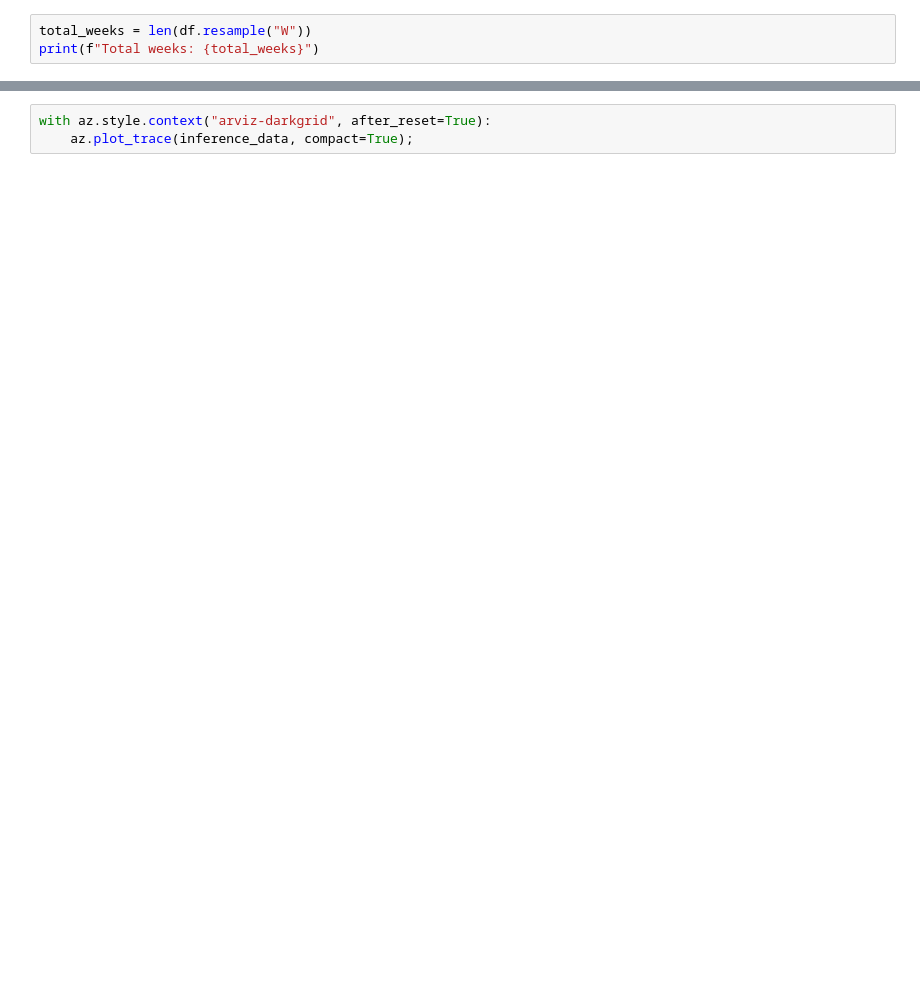
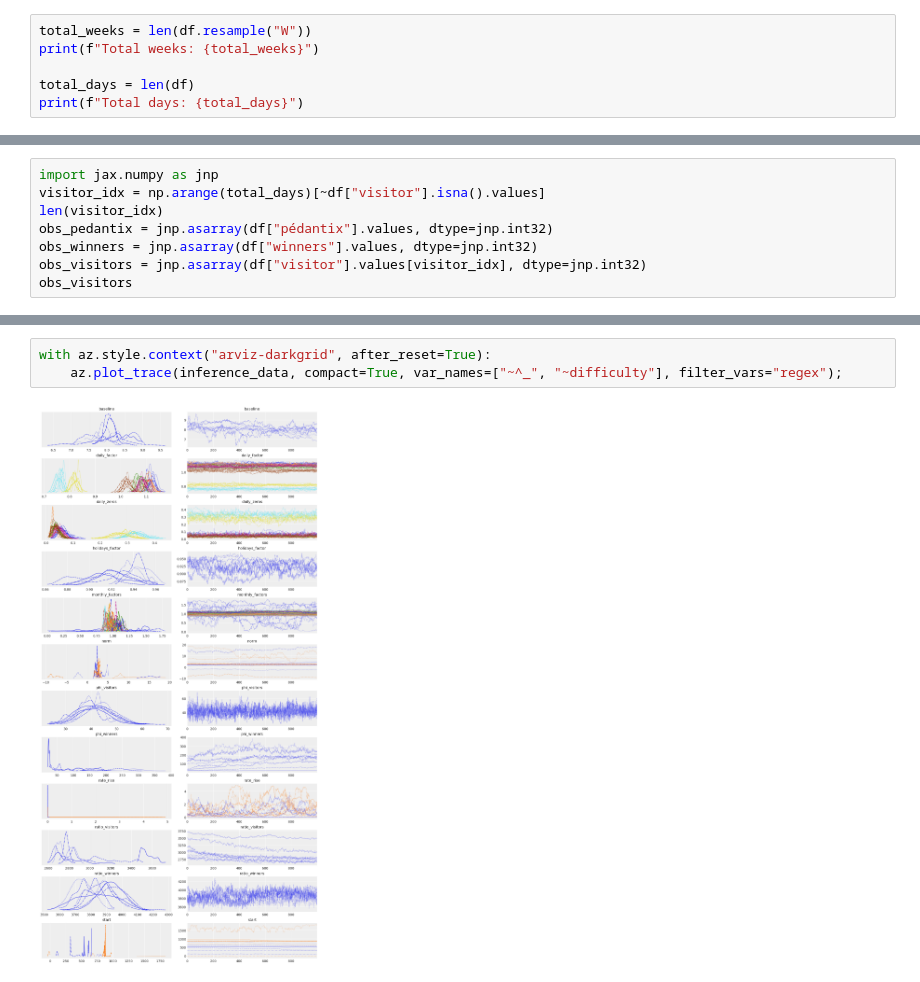
Before and after one commit to MolinAlexei/pedantix_analysis, a Jupyter notebook: bayesian_modeling.ipynb, the cells around one changed output, grey strips where cells are left out. Drawn from its saved outputs; the diff is of its cells as text; blank space fills up the shorter version.

```diff
--- a/bayesian_modeling.ipynb
+++ b/bayesian_modeling.ipynb
@@ -25,4 +41,7 @@ df
 # %%
 total_weeks = len(df.resample("W"))
 print(f"Total weeks: {total_weeks}")
+
+total_days = len(df)
+print(f"Total days: {total_days}")
 # %% [output]
@@ -161,0 +66,8 @@ fig.show()
+# %%
+import jax.numpy as jnp
+visitor_idx = np.arange(total_days)[~df["visitor"].isna().values]
+len(visitor_idx)
+obs_pedantix = jnp.asarray(df["pédantix"].values, dtype=jnp.int32)
+obs_winners = jnp.asarray(df["winners"].values, dtype=jnp.int32)
+obs_visitors = jnp.asarray(df["visitor"].values[visitor_idx], dtype=jnp.int32)
+obs_visitors
@@ -202,3 +222,5 @@ inference_data = az.from_numpyro(mcmc)
 # %%
 with az.style.context("arviz-darkgrid", after_reset=True):
-    az.plot_trace(inference_data, compact=True);
+    az.plot_trace(inference_data, compact=True, var_names=["~^_", "~difficulty"], filter_vars="regex");
+# %% [output]
+[figure, added]
```
Also changed, not shown: parts of 19 cells of this notebook, 6 other files.
